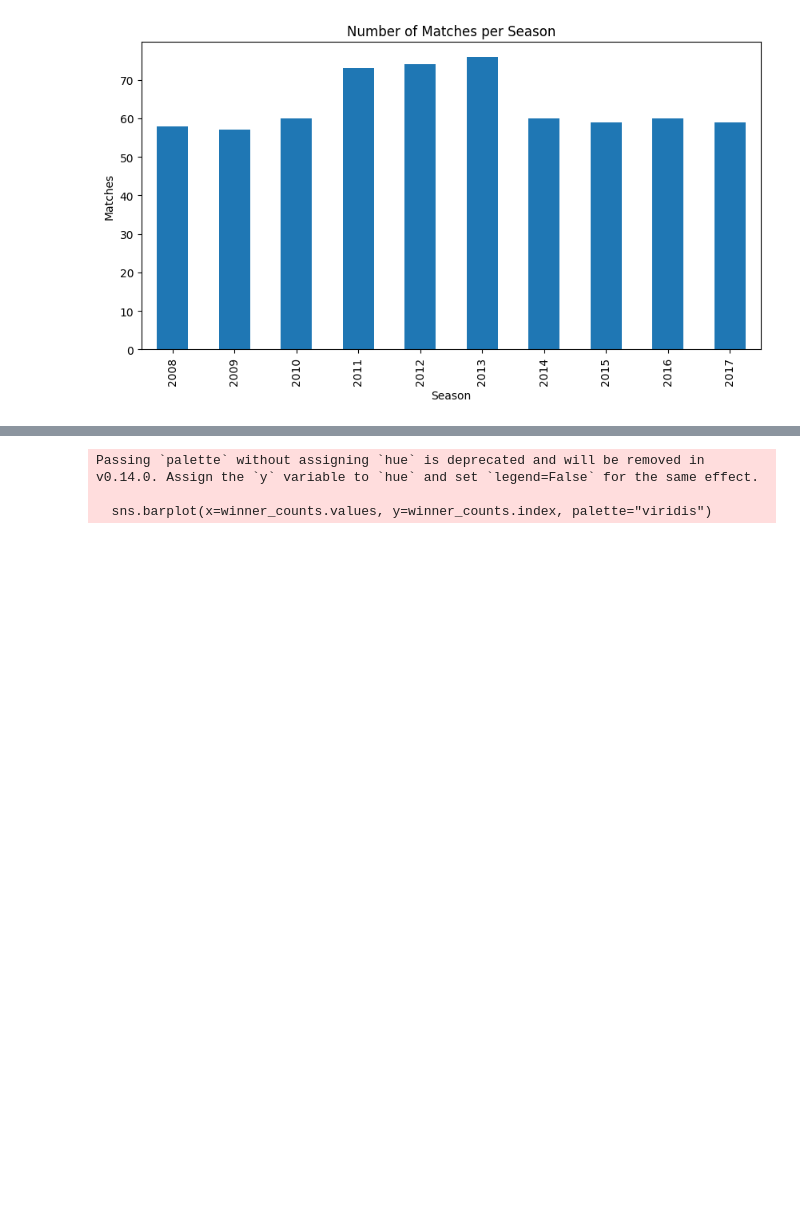
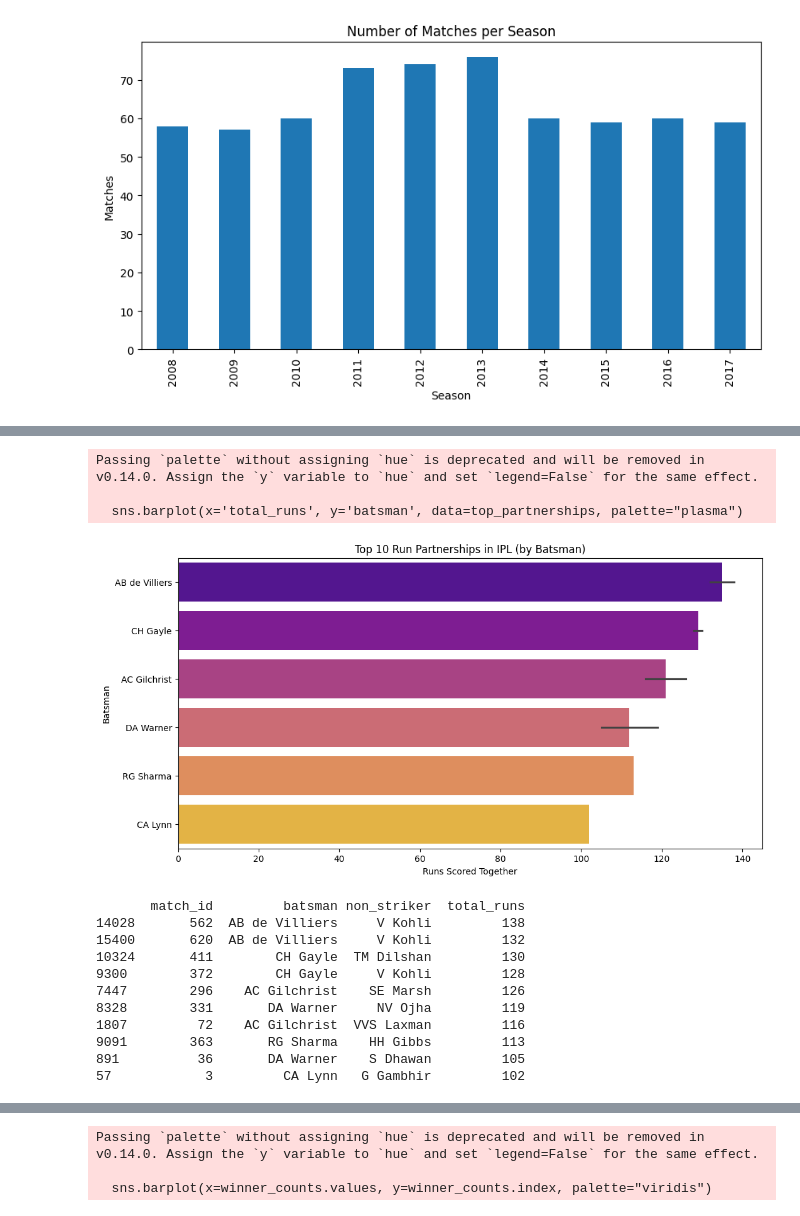
Before and after one commit to mr-taifur/iplcricket-analysis, a Jupyter notebook: analysis.ipynb, the cells around one changed output, grey strips where cells are left out. Cells and saved outputs as stored; diff of their text form; code cells hidden in the pictures; blank space fills up the shorter version.

```diff
--- a/analysis.ipynb
+++ b/analysis.ipynb
@@ -113,0 +155,29 @@ Matches: 636
+# %%
+# Top 10 partnerships
+partnerships = deliveries.groupby(['match_id','batsman','non_striker'])['total_runs'].sum().reset_index()
+top_partnerships = partnerships.sort_values(by='total_runs', ascending=False).head(10)
+
+plt.figure(figsize=(12,6))
+sns.barplot(x='total_runs', y='batsman', data=top_partnerships, palette="plasma")
+plt.title("Top 10 Run Partnerships in IPL (by Batsman)")
+plt.xlabel("Runs Scored Together")
+plt.ylabel("Batsman")
+plt.show()
+
+print(top_partnerships)
+# %% [output]
+Passing `palette` without assigning `hue` is deprecated and will be removed in v0.14.0. Assign the `y` variable to `hue` and set `legend=False` for the same effect.
+
+  sns.barplot(x='total_runs', y='batsman', data=top_partnerships, palette="plasma")
+[figure, added]
+       match_id         batsman non_striker  total_runs
+14028       562  AB de Villiers     V Kohli         138
+15400       620  AB de Villiers     V Kohli         132
+10324       411        CH Gayle  TM Dilshan         130
+9300        372        CH Gayle     V Kohli         128
+7447        296    AC Gilchrist    SE Marsh         126
+8328        331       DA Warner     NV Ojha         119
+1807         72    AC Gilchrist  VVS Laxman         116
+9091        363       RG Sharma    HH Gibbs         113
+891          36       DA Warner    S Dhawan         105
+57            3         CA Lynn   G Gambhir         102
```
Also changed, not shown: parts of 4 cells of this notebook, 1 other file.
